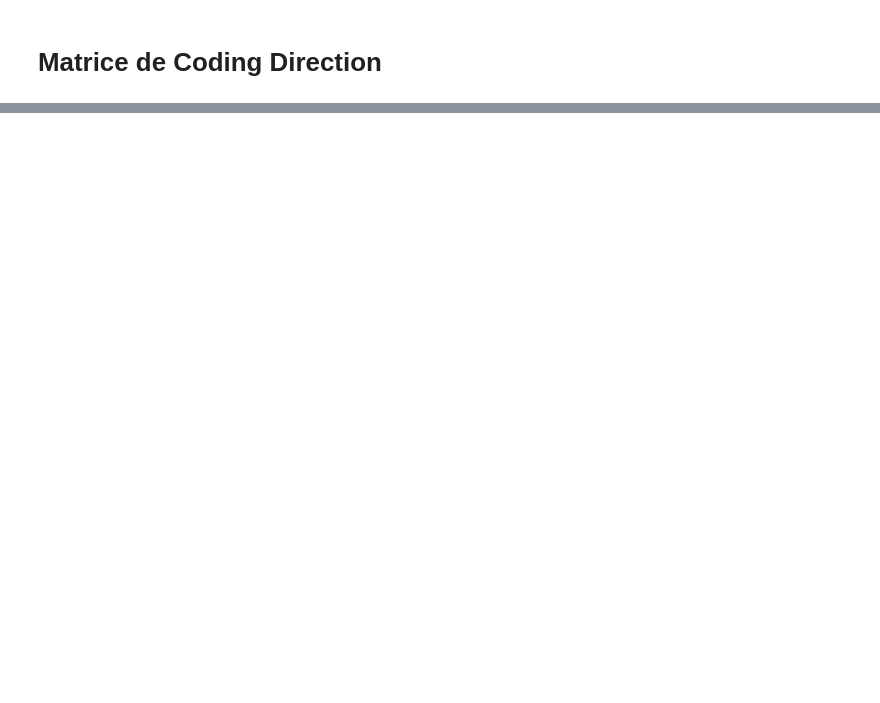
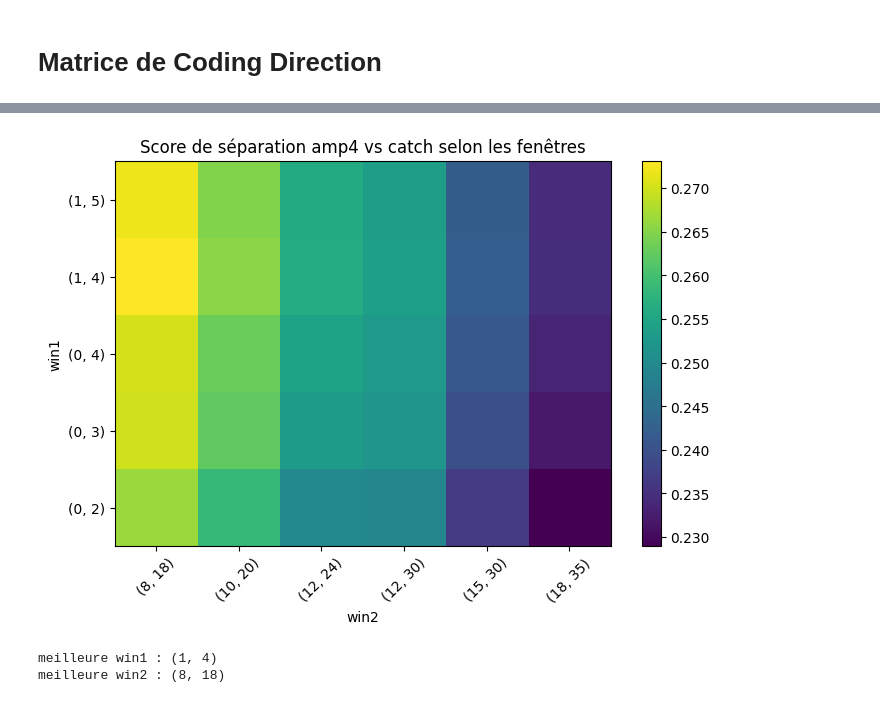
Before and after one commit to guenzi/NEURO-X-Project-I, a Jupyter notebook: CDMatrix.ipynb, the cells around one changed output, grey strips where cells are left out. Saved outputs shown, nothing was run; the diff lists cells and outputs as text; code cells hidden in the pictures; blank space fills up the shorter version.

```diff
--- a/CDMatrix.ipynb
+++ b/CDMatrix.ipynb
@@ -558,0 +488,60 @@ plt.show()
+# %%
+candidate_win1 = [(0,2), (0,3), (0,4), (1,4), (1,5)]
+candidate_win2 = [(8,18), (10,20), (12,24), (12,30), (15,30), (18,35)]
+
+grid_score = np.zeros((len(candidate_win1), len(candidate_win2)))
+
+for i, w1 in enumerate(candidate_win1):
+    for j, w2 in enumerate(candidate_win2):
+        stim_stack_tmp, _ = build_stack(
+            AP_Bin_Matrx,
+            Stim_times_by_amp[4],
+            AP_Bin_Resolution,
+            w1,
+            w2,
+            pre_baseline
+        )
+
+        catch_stack_tmp, _ = build_stack(
+            AP_Bin_Matrx,
+            Catch_times,
+            AP_Bin_Resolution,
+            w1,
+            w2,
+            pre_baseline
+        )
+
+        if stim_stack_tmp is None or catch_stack_tmp is None:
+            grid_score[i, j] = np.nan
+            continue
+
+        ref_tmp = flatten(stim_stack_tmp.mean(axis=0) - catch_stack_tmp.mean(axis=0))
+
+        dist_stim, cos_stim = score_stack_against_reference(stim_stack_tmp, ref_tmp)
+        dist_catch, cos_catch = score_stack_against_reference(catch_stack_tmp, ref_tmp)
+
+        sep_cos = np.nanmean(cos_stim) - np.nanmean(cos_catch)
+        sep_dist = np.nanmean(dist_catch) - np.nanmean(dist_stim)
+
+        grid_score[i, j] = sep_cos
+
+plt.figure(figsize=(8, 5))
+plt.imshow(grid_score, aspect="auto", origin="lower")
+plt.xticks(np.arange(len(candidate_win2)), [str(w) for w in candidate_win2], rotation=45)
+plt.yticks(np.arange(len(candidate_win1)), [str(w) for w in candidate_win1])
+plt.xlabel("win2")
+plt.ylabel("win1")
+plt.title("Score de séparation amp4 vs catch selon les fenêtres")
+plt.colorbar()
+plt.show()
+
+best_idx = np.unravel_index(np.nanargmax(grid_score), grid_score.shape)
+best_win1 = candidate_win1[best_idx[0]]
+best_win2 = candidate_win2[best_idx[1]]
+
+print("meilleure win1 :", best_win1)
+print("meilleure win2 :", best_win2)
+# %% [output]
+[figure, added]
+meilleure win1 : (1, 4)
+meilleure win2 : (8, 18)
```
Also changed, not shown: parts of 24 cells of this notebook, 4 other files.
